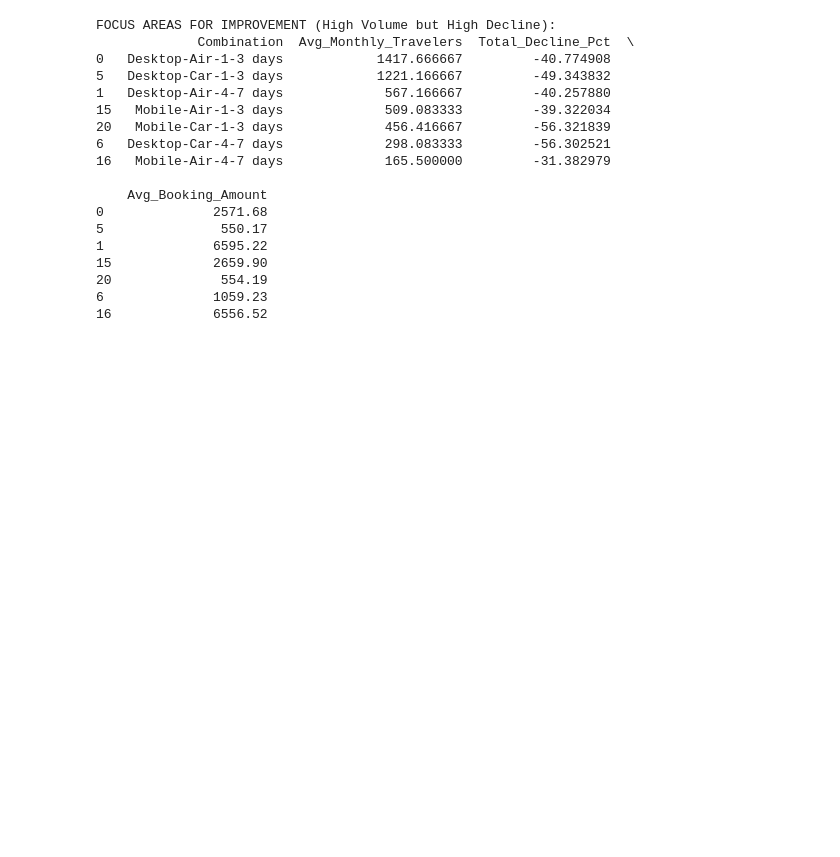
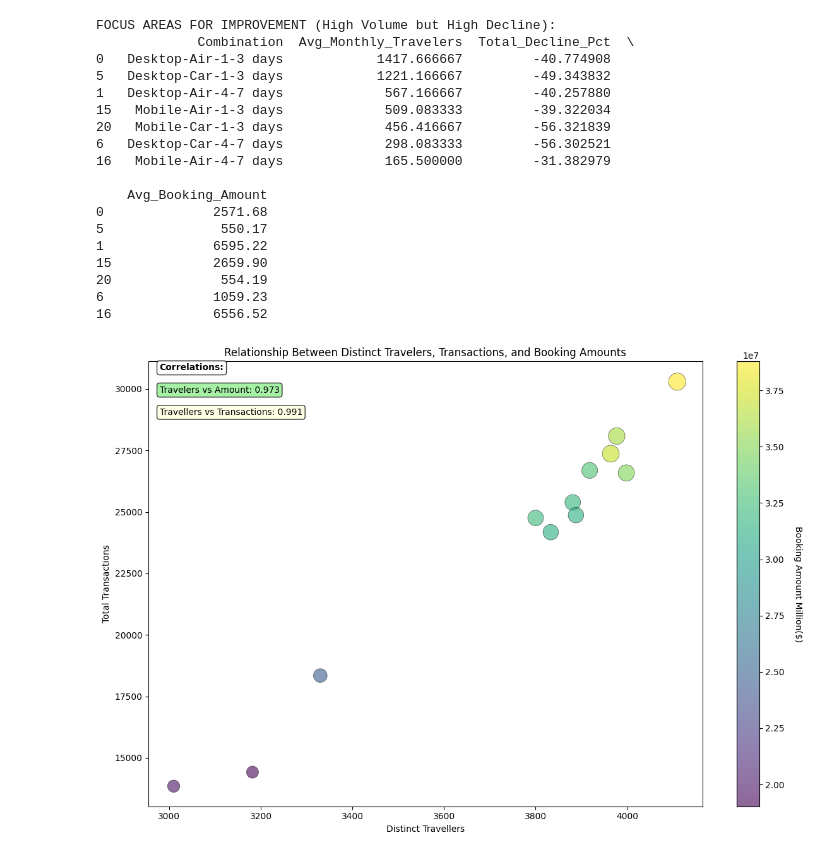
Before and after one commit to dspatel/Gen-AI-and-ML-Applications, a Jupyter notebook: CustomerSegmentation.ipynb, the cells around one changed output. Drawn from its saved outputs; the diff is of its cells as text; code cells hidden in the pictures; blank space fills up the shorter version.

```diff
--- a/CustomerSegmentation.ipynb
+++ b/CustomerSegmentation.ipynb
@@ -1037,3 +1024,49 @@ FOCUS AREAS FOR IMPROVEMENT (High Volume but High Decline):
 20              554.19
 6              1059.23
 16             6556.52
+# %%
+# Create a single scatterplot showing all three relationships using bubble chart
+import matplotlib.pyplot as plt
+import numpy as np
+
+# Data extracted from the image
+traveler_counts = [3918, 3800, 4109, 3881, 3998, 3977, 3330, 3010, 3833, 3964, 3888, 3182]
+booking_counts = [26688, 24753, 30297, 25387, 26585, 28087, 18347, 13850, 24176, 27368, 24870, 14419]
+booking_amounts = [32997231, 32221395, 38784672, 31970355, 34921994, 36012600, 24430278, 19664691, 31259257, 37025579, 31430791, 19027419]
+
+# Normalize booking amounts for bubble sizes (scale down for visibility)
+bubble_sizes = [(amount / 1000000) * 10 for amount in booking_amounts]  # Scale to reasonable bubble sizes
+
+# Create the bubble chart
+plt.figure(figsize=(12, 8))
+scatter = plt.scatter(traveler_counts, booking_counts, s=bubble_sizes, alpha=0.6, c=booking_amounts,
+                     cmap='viridis', edgecolors='black', linewidth=0.5)
+
+# Add colorbar for booking amounts
+cbar = plt.colorbar(scatter)
+cbar.set_label('Booking Amount Million($)', rotation=270, labelpad=20)
+
+# Labels and title
+plt.xlabel('Distinct Travellers')
+plt.ylabel('Total Transactions')
+plt.title('Relationship Between Distinct Travelers, Transactions, and Booking Amounts')
+plt.grid(False)
+
+# Calculate and display correlations
+corr_traveler_amount = np.corrcoef(traveler_counts, booking_amounts)[0, 1]
+corr_traveler_transactions = np.corrcoef(traveler_counts, booking_counts)[0, 1]
+corr_transactions_amount = np.corrcoef(booking_counts, booking_amounts)[0, 1]
+
+# Add correlation annotations
+plt.text(0.02, 0.98, 'Correlations:', transform=plt.gca().transAxes, fontweight='bold',
+         bbox=dict(boxstyle="round,pad=0.3", facecolor="white", alpha=0.8))
+
+plt.text(0.02, 0.93, 'Travelers vs Amount: ' + str(round(corr_traveler_amount, 3)),
+         transform=plt.gca().transAxes, bbox=dict(boxstyle="round,pad=0.3", facecolor="lightgreen", alpha=0.8))
+plt.text(0.02, 0.88, 'Travellers vs Transactions: ' + str(round(corr_transactions_amount, 3)),
+         transform=plt.gca().transAxes, bbox=dict(boxstyle="round,pad=0.3", facecolor="lightyellow", alpha=0.8))
+
+plt.tight_layout()
+plt.show()
+# %% [output]
+[figure, added]
```
Also changed, not shown: parts of 8 cells of this notebook.
